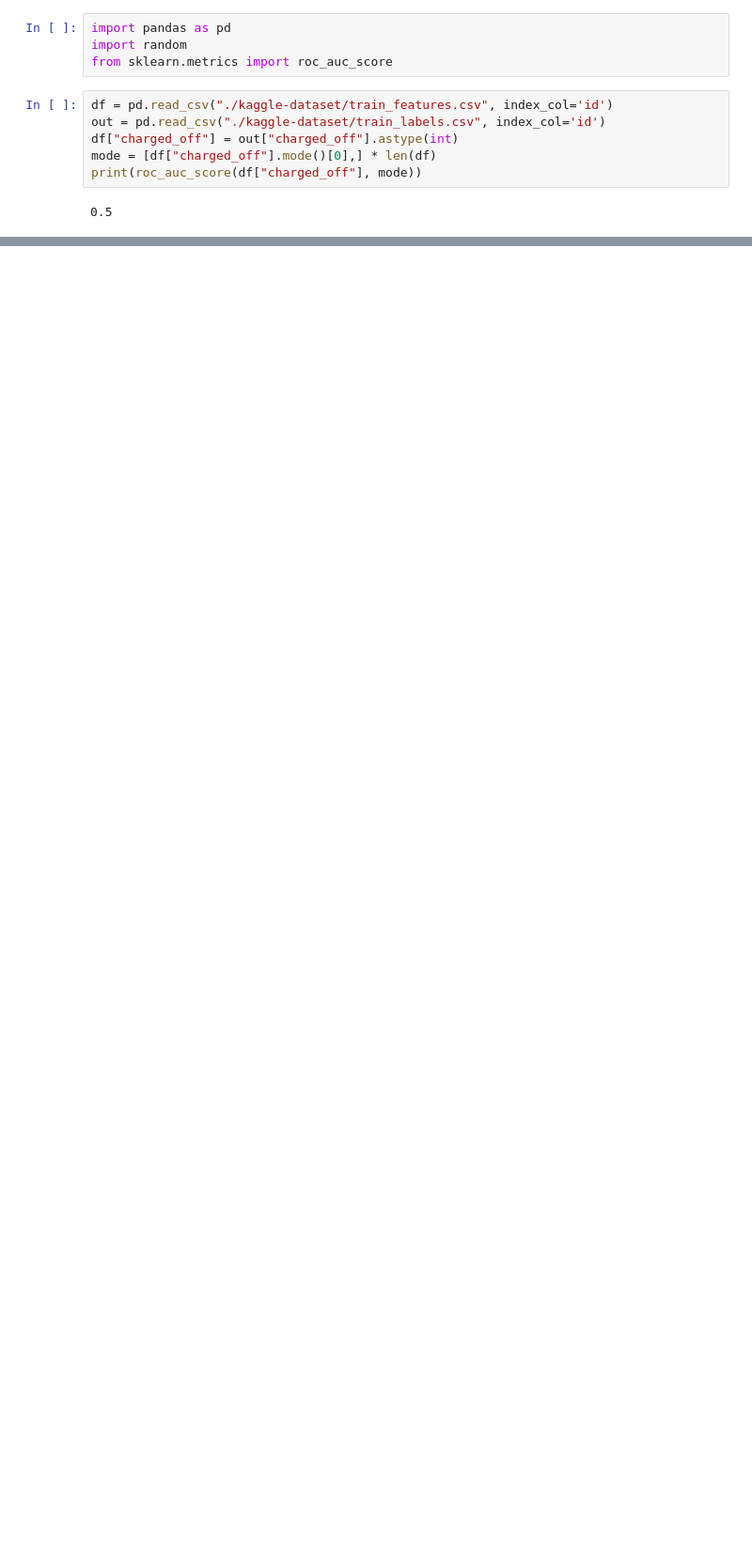
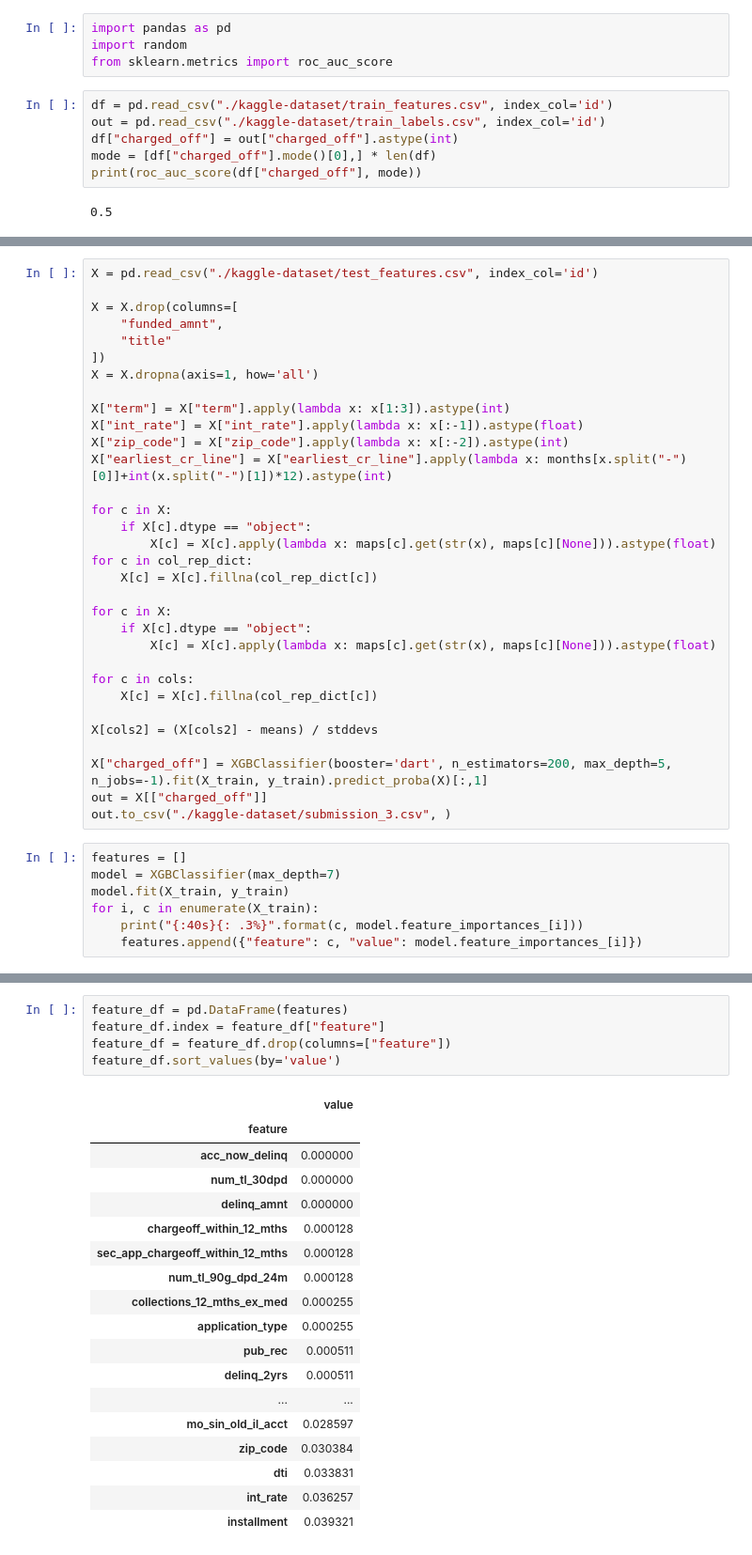
Before and after one commit to bloominstituteoftechnology/DS-Unit-4-Sprint-1-Tree-Ensembles, a Jupyter notebook: module1-decision-trees/kaggle-decision-trees.ipynb, the cells around one changed output, grey strips where cells are left out. Shown at 94% size. Drawn from its saved outputs; the diff is of its cells as text; blank space fills up the shorter version.

```diff
--- a/module1-decision-trees/kaggle-decision-trees.ipynb
+++ b/module1-decision-trees/kaggle-decision-trees.ipynb
@@ -141,0 +229,39 @@ from xgboost import XGBClassifier
+# %%
+X = pd.read_csv("./kaggle-dataset/test_features.csv", index_col='id')
+
+X = X.drop(columns=[
+    "funded_amnt",
+    "title"
+])
+X = X.dropna(axis=1, how='all')
+
+X["term"] = X["term"].apply(lambda x: x[1:3]).astype(int)
+X["int_rate"] = X["int_rate"].apply(lambda x: x[:-1]).astype(float)
+X["zip_code"] = X["zip_code"].apply(lambda x: x[:-2]).astype(int)
+X["earliest_cr_line"] = X["earliest_cr_line"].apply(lambda x: months[x.split("-")[0]]+int(x.split("-")[1])*12).astype(int)
+
+for c in X:
+    if X[c].dtype == "object":
+        X[c] = X[c].apply(lambda x: maps[c].get(str(x), maps[c][None])).astype(float)
+for c in col_rep_dict:
+    X[c] = X[c].fillna(col_rep_dict[c])
+
+for c in X:
+    if X[c].dtype == "object":
+        X[c] = X[c].apply(lambda x: maps[c].get(str(x), maps[c][None])).astype(float)
+
+for c in cols:
+    X[c] = X[c].fillna(col_rep_dict[c])
+
+X[cols2] = (X[cols2] - means) / stddevs
+
+X["charged_off"] = XGBClassifier(booster='dart', n_estimators=200, max_depth=5, n_jobs=-1).fit(X_train, y_train).predict_proba(X)[:,1]
+out = X[["charged_off"]]
+out.to_csv("./kaggle-dataset/submission_3.csv", )
+# %%
+features = []
+model = XGBClassifier(max_depth=7)
+model.fit(X_train, y_train)
+for i, c in enumerate(X_train):
+    print("{:40s}{: .3%}".format(c, model.feature_importances_[i]))
+    features.append({"feature": c, "value": model.feature_importances_[i]})
@@ -141,0 +286,24 @@ from xgboost import XGBClassifier
+# %%
+feature_df = pd.DataFrame(features)
+feature_df.index = feature_df["feature"]
+feature_df = feature_df.drop(columns=["feature"])
+feature_df.sort_values(by='value')
+# %% [output]
+|  | value |
+| feature |  |
+| acc_now_delinq | 0.000000 |
+| num_tl_30dpd | 0.000000 |
+| delinq_amnt | 0.000000 |
+| chargeoff_within_12_mths | 0.000128 |
+| sec_app_chargeoff_within_12_mths | 0.000128 |
+| num_tl_90g_dpd_24m | 0.000128 |
+| collections_12_mths_ex_med | 0.000255 |
+| application_type | 0.000255 |
+| pub_rec | 0.000511 |
+| delinq_2yrs | 0.000511 |
+| ... | ... |
+| mo_sin_old_il_acct | 0.028597 |
+| zip_code | 0.030384 |
+| dti | 0.033831 |
+| int_rate | 0.036257 |
+| installment | 0.039321 |
```
Also changed, not shown: parts of 13 cells of this notebook, 4 other files.
